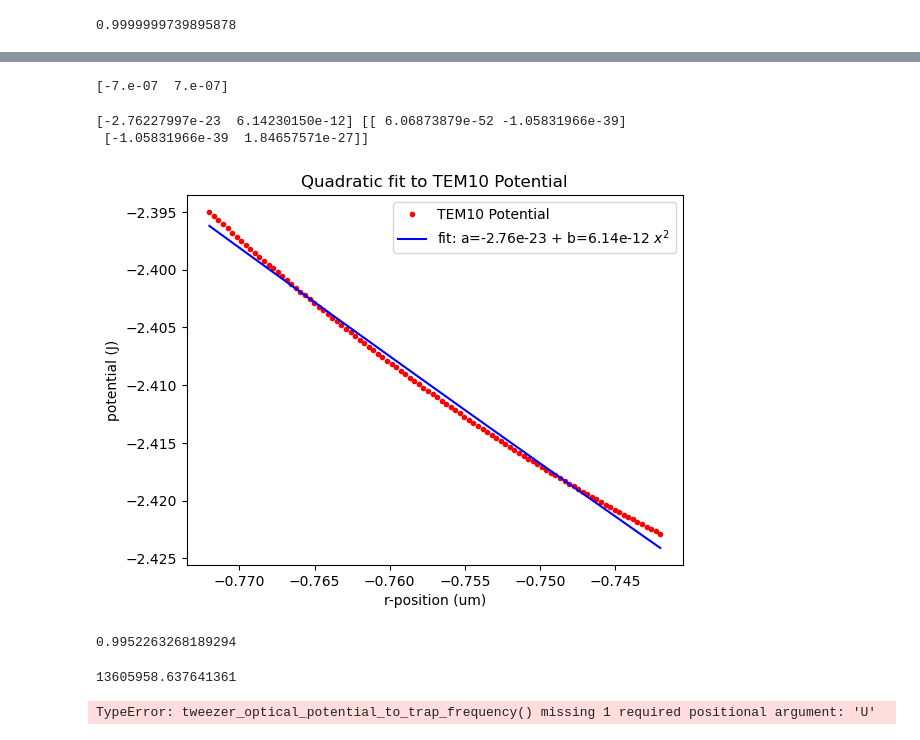
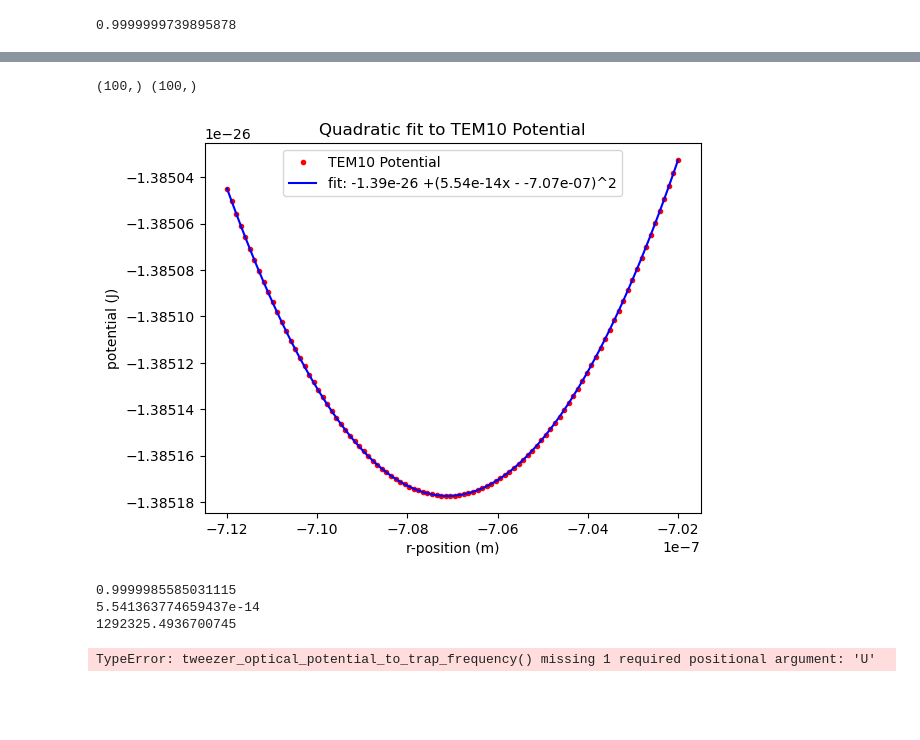
Before and after one commit to SQRLab/BladeRunner, a Jupyter notebook: Tweezers/Tweezer_Misalignment.ipynb, the cells around one changed output, grey strips where cells are left out. Saved outputs shown, nothing was run; the diff lists cells and outputs as text; code cells hidden in the pictures; blank space fills up the shorter version.

```diff
--- a/Tweezers/Tweezer_Misalignment.ipynb
+++ b/Tweezers/Tweezer_Misalignment.ipynb
@@ -179,67 +190,57 @@ plt.plot(r_pos*1e6,a,'r-',label = "Gaussian Potential")
 [<matplotlib.lines.Line2D at 0x...>]
 [figure]
-# %%
-min_indices = np.where(tem == np.min(tem))
-r_pos_min = r_pos[min_indices]
-print(r_pos_min)
-# %% [output]
-[-7.e-07  7.e-07]
 # %%
-P0 = 200e-3
-FWHM = (1)*1e-6
-z_pos = 0
-lambda_beam = 532e-9
-E0 = 1.09e8
 
-#making a list of r-positions to pass through the potential function.  This is in the frame of the laser beam,
-#so 0 is the center of the beam
-r_pos = np.arange(-0.70727*1e-6,-0.70724*1e-6,0.000001e-6)
-
-#r_pos =  np.arange(-0.7073*1e-6,-0.70724*1e-6,0.0000001e-6)
-# Find r_pos where tem is minimum
-
-center = -0.757e-6
-#center = r_pos_min[0]
-range_width = 0.03e-6  # Total range
+range_width = 0.01e-6  # Total range
 num_points = 100  # Define the number of points in the range
-r_pos = np.linspace(center - range_width / 2, center + range_width / 2, num_points)
-TEM10 = (  c * eps0 * n / 2 ) * (E0 **2 * FWHM**2 )/ (wz**2) * 8*r_pos**2 / (wz**2) * np.exp(-2*r_pos**2 / wz**2)
+center = -7.07e-7
+x_pos = np.linspace(center - range_width / 2, center + range_width / 2, num_points)
+#x_pos = np.linspace(-7.1252e-7,-7.02e-7,100)
+wz = beam_propogation(FWHM_tem,0,lambda_beam)
+TEM10 = (  c * eps0 * n / 2 ) * (E0 **2 * FWHM**2 )/ (wz**2) * 8*x_pos**2 / (wz**2) * np.exp(-2*x_pos**2 / wz**2)
 tem =  potential_position_dependent(omega_res,linewidths,omega_tweezer,TEM10)
 
-xdata = r_pos
+xdata = x_pos
 ydata = tem
+print(xdata.shape,ydata.shape)
 
-popt, pcov = curve_fit(quadratic, xdata, ydata)
+def fitting_function(x,a,b,x0):
+    #x0 = center
+    return a + b*(x - x0)**2
 
-print(popt,pcov)
+popt, pcov = curve_fit(fitting_function, xdata, ydata,p0 = [-1.385153-26,6e-14,-7.07e-7])
+
+#print(popt,pcov)
+#plt.plot(xdata,fitting_function(x_pos,-1.38515e-26 ,6e-14,-7.07e-7))
 plt.ticklabel_format(style='plain', useOffset=False)
-plt.plot(xdata*1e6,ydata*1e23,'r.',label = "TEM10 Potential")
-plt.plot(xdata*1e6,quadratic(xdata, *popt)*1e23 ,'b-',label=f'fit: a={popt[0]:.2e} + b={popt[1]:.2e} $x^{{2}}$')
-plt.xlabel("r-position (um)")
+plt.plot(xdata,ydata,'r.',label = "TEM10 Potential")
+plt.plot(xdata,fitting_function(xdata, *popt) ,'b-',label=f'fit: {popt[0]:.2e} +({popt[1]:.2e}x - {popt[2]:.2e})^2')
+plt.xlabel("r-position (m)")
 plt.ylabel("potential (J)")
 plt.title("Quadratic fit to TEM10 Potential")
+plt.ticklabel_format(style='scientific', axis='y', scilimits=(0, 0))
+plt.ticklabel_format(style='scientific', axis='x', scilimits=(0, 0))
 plt.legend()
 plt.show()
 # %% [output]
-[-2.76227997e-23  6.14230150e-12] [[ 6.06873879e-52 -1.05831966e-39]
- [-1.05831966e-39  1.84657571e-27]]
+(100,) (100,)
-[figure, old version]
+[figure, new version]
 # %%
 #calculating the r-squared value of the fit
 alpha_x = tuple(popt)[1]
-residuals = ydata-  quadratic(xdata, *popt)
+residuals = ydata-  fitting_function(xdata, *popt)
 ss_res = np.sum(residuals**2)
 ss_tot = np.sum((ydata-np.mean(ydata))**2)
 r_squared = 1 - (ss_res / ss_tot)
 print(r_squared)
+print(popt[1])
+#popt[1] should be 1/2*k,  omega = sqrt(k/m)
+fit_omega = np.sqrt(2*popt[1]/m)
+print(fit_omega)
 # %% [output]
-0.9952263268189294
+0.9999985585031115
+5.541363774659437e-14
+1292325.4936700745
-# %%
-#popt[1] should be 1/2*k,  omega = sqrt(k/m)
-fit_omega = np.sqrt(2*popt[1]/m)
-print(fit_omega)
-# %% [output]
-13605958.637641361
 # %%
 dial_values = np.arange(0, 1.1, 0.05)
 results = []
```
Also changed, not shown: parts of 4 cells of this notebook.
